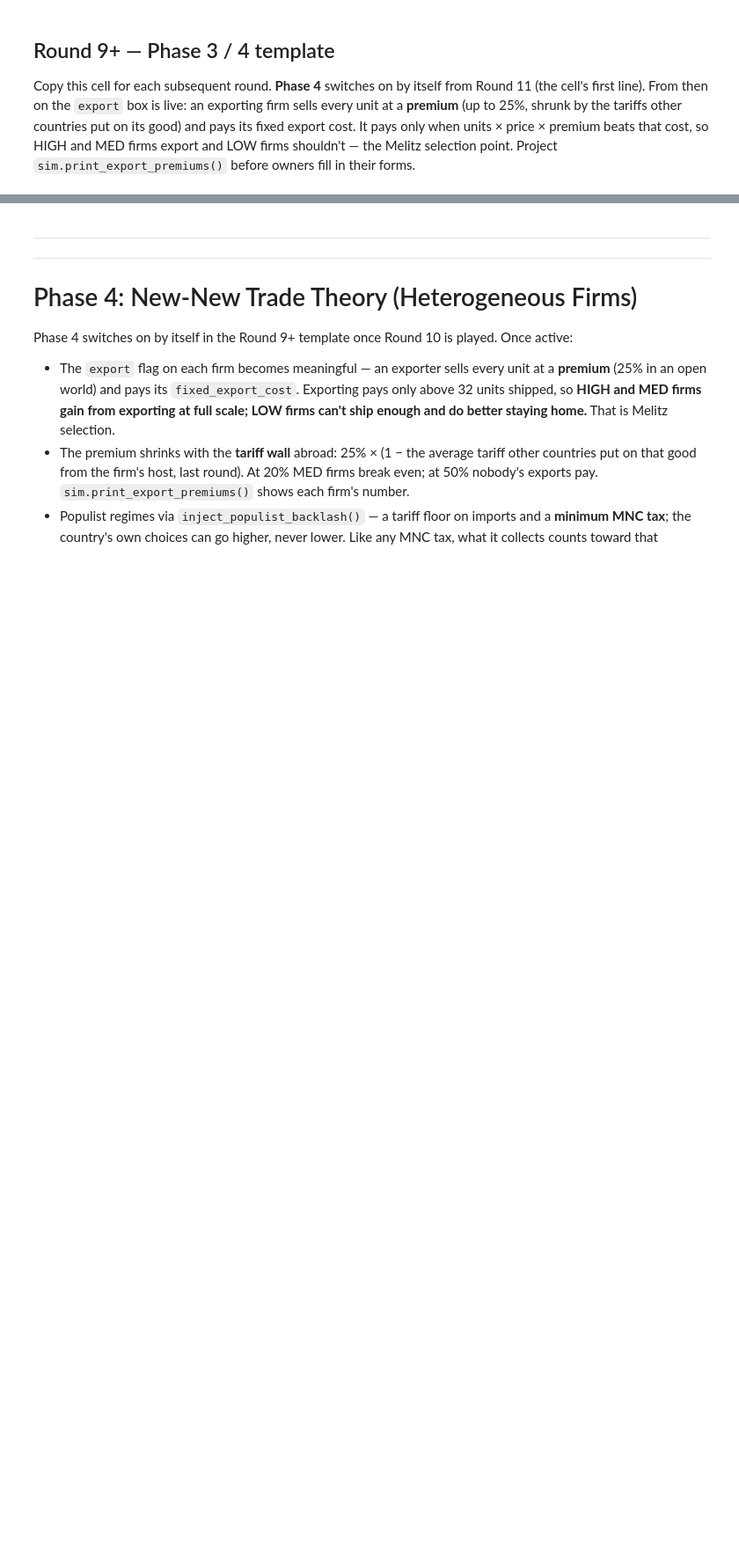
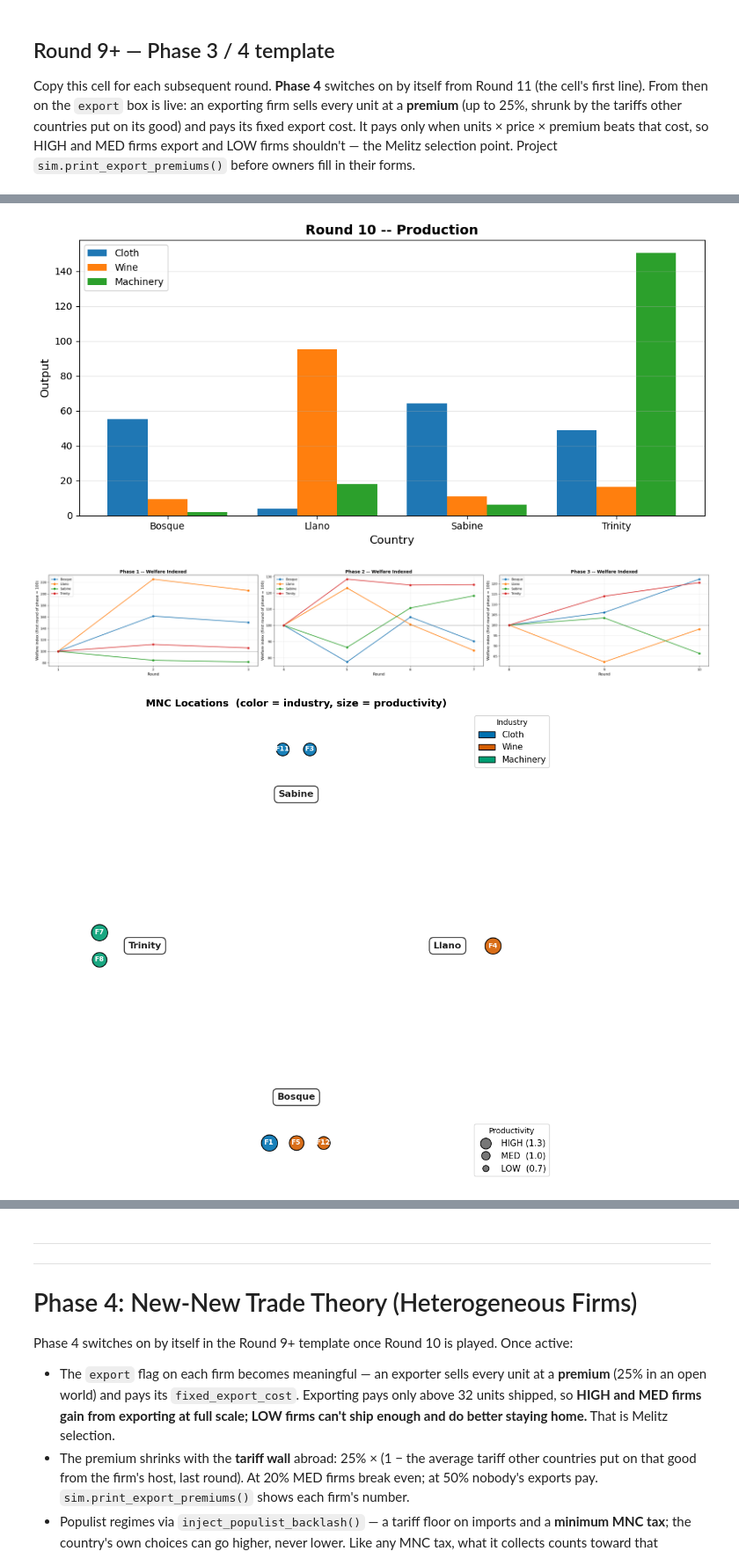
Before and after one commit to joshuaalley/ipe-simulation, a Jupyter notebook: simulation.ipynb, the cells around one changed output, grey strips where cells are left out. Shown at 88% size. Saved outputs shown, nothing was run; the diff lists cells and outputs as text; code cells hidden in the pictures; blank space fills up the shorter version.

```diff
--- a/simulation.ipynb
+++ b/simulation.ipynb
@@ -370,0 +483,12 @@ Copy this cell for each subsequent round. **Phase 4** switches on by itself from
+# %%
+# round 10 other results
+sim.plot_production()
+sim.plot_welfare(indexed=True)   # % view: each country = 100 at the phase's first round
+sim.plot_firm_locations()        # see where MNCs cluster
+sim.plot_trade_network()         # rich once trade opens in R9+
+
+sim.print_firm_rankings()
+# %% [output]
+[figure, added]
+[figure, added]
+[figure, added]
```
Also changed, not shown: parts of 12 cells of this notebook, 5 other files.
